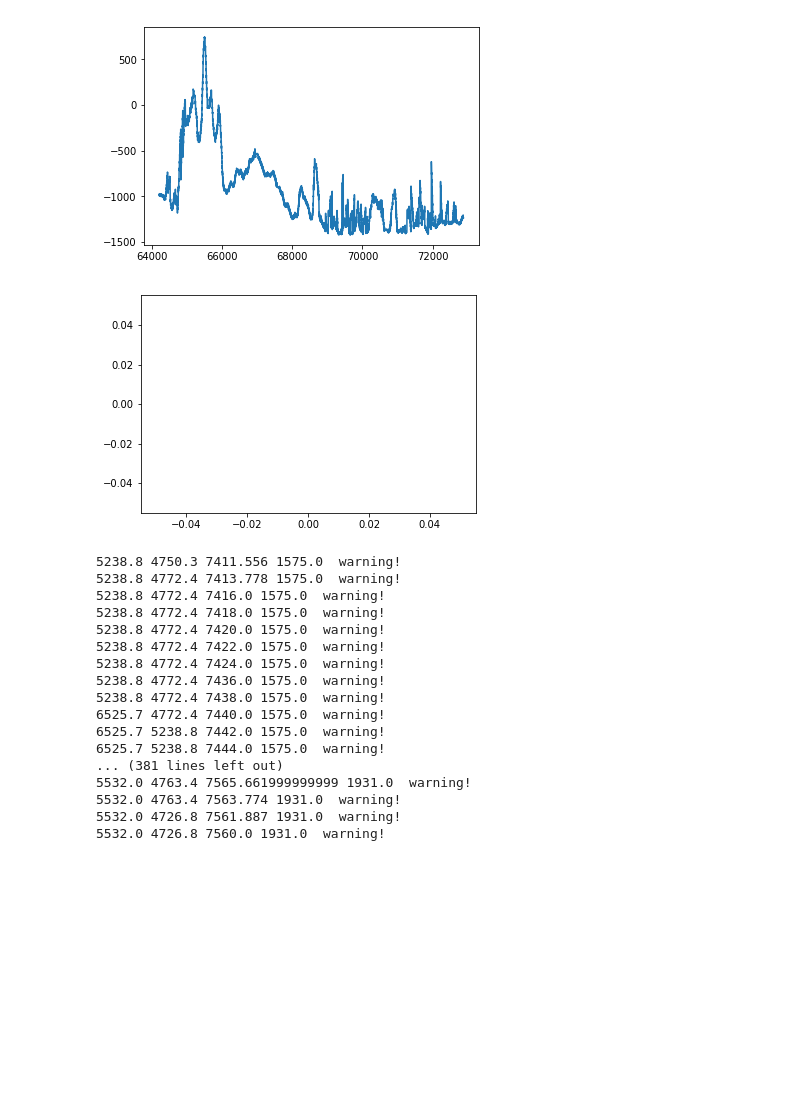
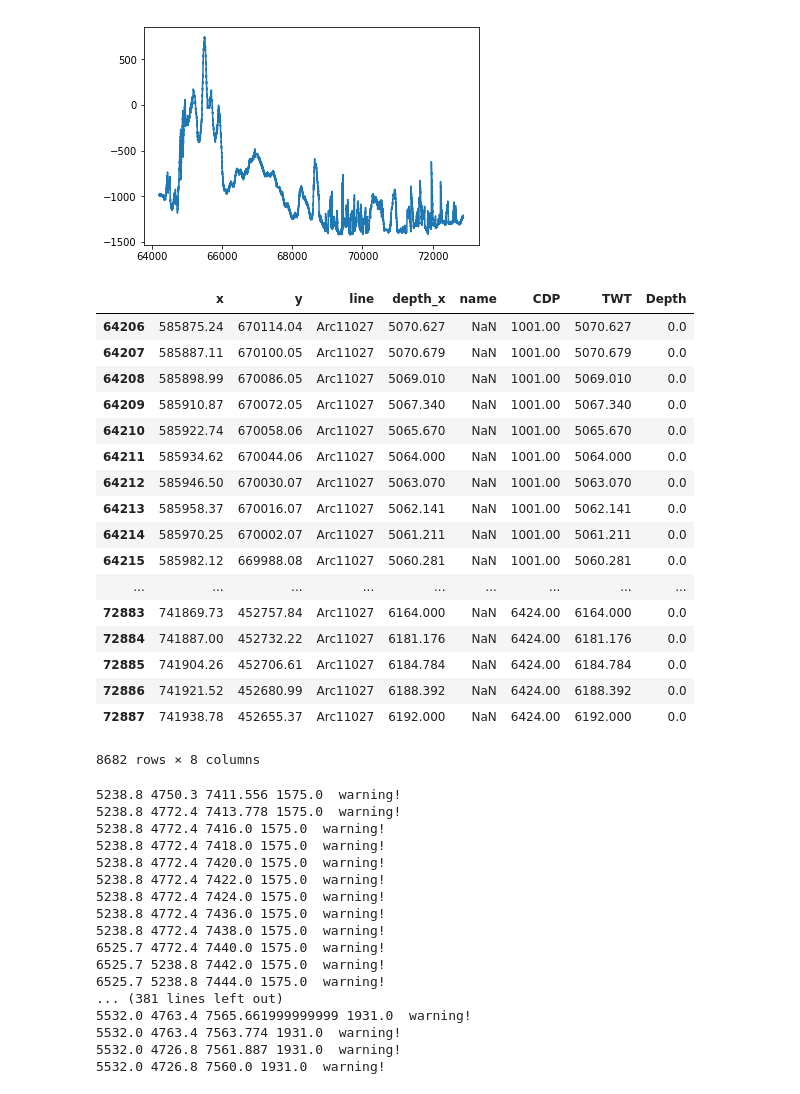
Before and after one commit to zaarcvon/seafloor_roughness, a Jupyter notebook: Eurasian basin topography.ipynb, the cells around one changed output. Cells and saved outputs as stored; diff of their text form; code cells hidden in the pictures; blank space fills up the shorter version.

```diff
--- a/Eurasian basin topography.ipynb
+++ b/Eurasian basin topography.ipynb
@@ -443,11 +471,27 @@ Try using .loc[row_indexer,col_indexer] = value instead
 See the caveats in the documentation: http://pandas.pydata.org/pandas-docs/stable/indexing.html#indexing-view-versus-copy
   """Entry point for launching an IPython kernel.
 [figure]
-# %%
-plt.scatter(vel27[vel27.CDP==1080]['velocity'],-vel27[vel27.CDP==1080.0]['TWT'])
-plt.show()
-# %% [output]
-[figure, removed]
+# %%
+one_line
+# %% [output]
+|  | x | y | line | depth_x | name | CDP | TWT | Depth |
+| 64206 | 585875.24 | 670114.04 | Arc11027 | 5070.627 | NaN | 1001.00 | 5070.627 | 0.0 |
+| 64207 | 585887.11 | 670100.05 | Arc11027 | 5070.679 | NaN | 1001.00 | 5070.679 | 0.0 |
+| 64208 | 585898.99 | 670086.05 | Arc11027 | 5069.010 | NaN | 1001.00 | 5069.010 | 0.0 |
+| 64209 | 585910.87 | 670072.05 | Arc11027 | 5067.340 | NaN | 1001.00 | 5067.340 | 0.0 |
+| 64210 | 585922.74 | 670058.06 | Arc11027 | 5065.670 | NaN | 1001.00 | 5065.670 | 0.0 |
+| 64211 | 585934.62 | 670044.06 | Arc11027 | 5064.000 | NaN | 1001.00 | 5064.000 | 0.0 |
+| 64212 | 585946.50 | 670030.07 | Arc11027 | 5063.070 | NaN | 1001.00 | 5063.070 | 0.0 |
+| 64213 | 585958.37 | 670016.07 | Arc11027 | 5062.141 | NaN | 1001.00 | 5062.141 | 0.0 |
+| 64214 | 585970.25 | 670002.07 | Arc11027 | 5061.211 | NaN | 1001.00 | 5061.211 | 0.0 |
+| 64215 | 585982.12 | 669988.08 | Arc11027 | 5060.281 | NaN | 1001.00 | 5060.281 | 0.0 |
+| ... | ... | ... | ... | ... | ... | ... | ... | ... |
+| 72883 | 741869.73 | 452757.84 | Arc11027 | 6164.000 | NaN | 6424.00 | 6164.000 | 0.0 |
+| 72884 | 741887.00 | 452732.22 | Arc11027 | 6181.176 | NaN | 6424.00 | 6181.176 | 0.0 |
+| 72885 | 741904.26 | 452706.61 | Arc11027 | 6184.784 | NaN | 6424.00 | 6184.784 | 0.0 |
+| 72886 | 741921.52 | 452680.99 | Arc11027 | 6188.392 | NaN | 6424.00 | 6188.392 | 0.0 |
+| 72887 | 741938.78 | 452655.37 | Arc11027 | 6192.000 | NaN | 6424.00 | 6192.000 | 0.0 |
+8682 rows × 8 columns
 # %%
 for i in one_line.index:
 
```
Also changed, not shown: parts of 5 cells of this notebook, 4 other files.
